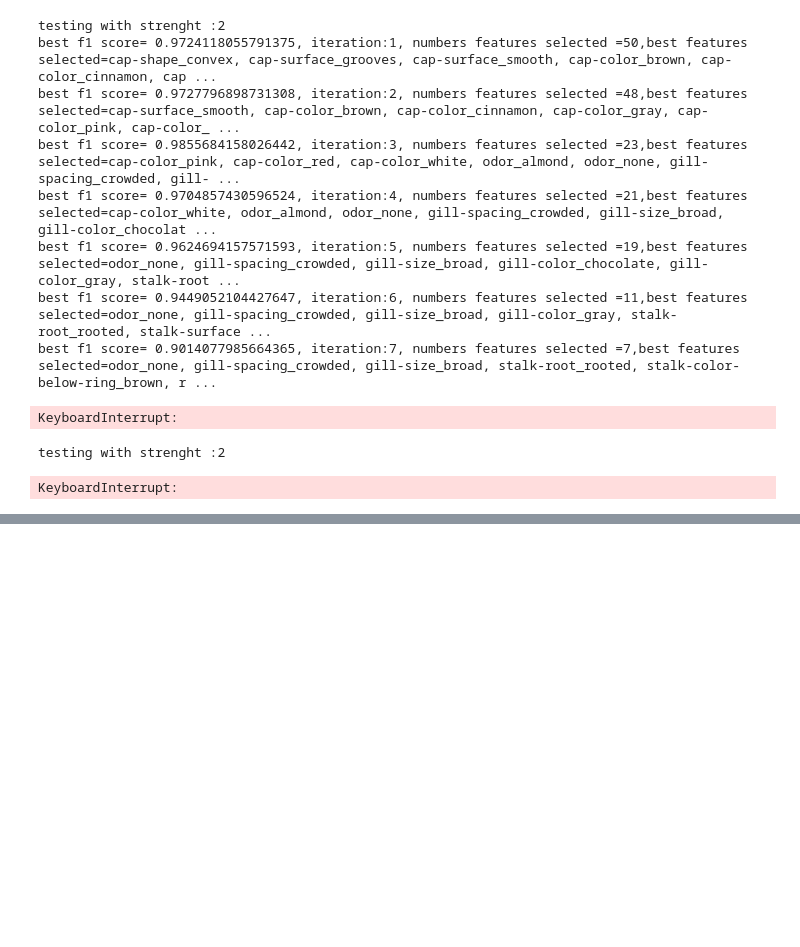
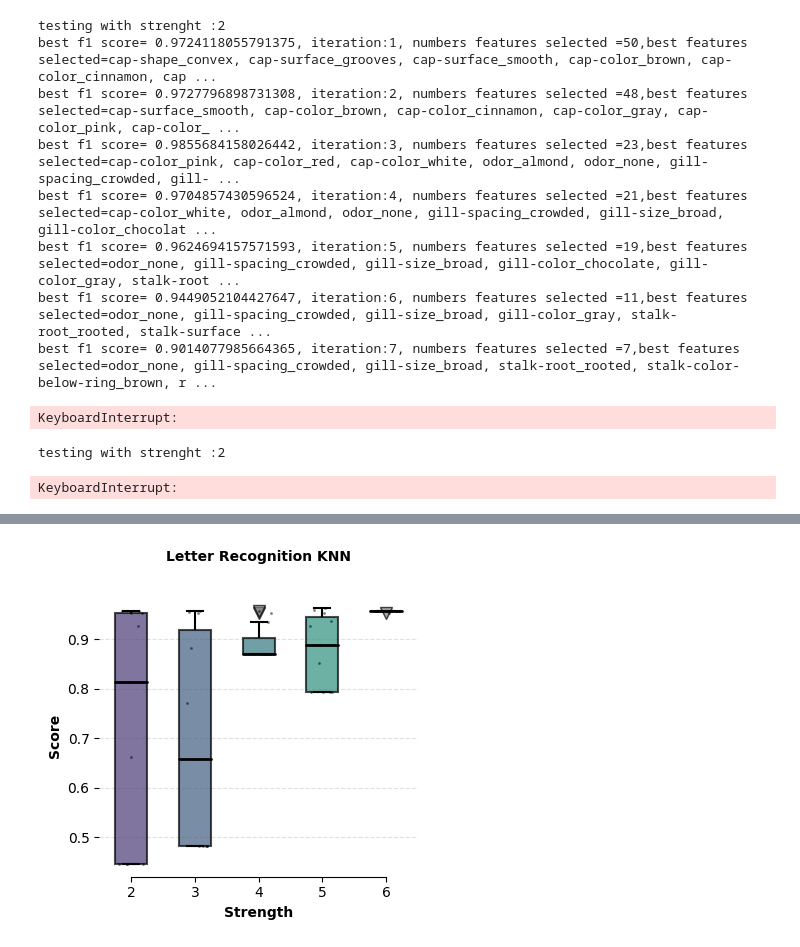
Before and after one commit to mikefixer/icafs, a Jupyter notebook: notebookes/icafs.ipynb, the cells around one changed output, grey strips where cells are left out. Saved outputs shown, nothing was run; the diff lists cells and outputs as text; code cells hidden in the pictures; blank space fills up the shorter version.

```diff
--- a/notebookes/icafs.ipynb
+++ b/notebookes/icafs.ipynb
@@ -958,0 +1129,11 @@ KeyboardInterrupt:
+# %%
+from sklearn.ensemble import GradientBoostingClassifier
+from sklearn.naive_bayes import GaussianNB
+
+my_dict_knn_avolone = {}
+max_strength = 6
+for t in range(2,max_strength +1):
+    print(f"testing with strenght :{t}")
+    iterations ,feature,score = ICAFS(X_abolone,y_abolone,t,10,'KNeighborsClassifier(n_neighbors=3)',True)
+    float_scores = [x.item() for x in score]
+    my_dict_knn_avolone[t] = float_scores
@@ -958,0 +1160,29 @@ KeyboardInterrupt:
+# %%
+import pandas as pd
+
+# Define the column names based on the dataset's description on the UCI page
+column_names = [
+    'letter', 'x-box', 'y-box', 'width', 'height', 'onpix', 'x-bar',
+    'y-bar', 'x2bar', 'y2bar', 'xybar', 'x2ybr', 'xy2br', 'x-ege',
+    'xegvy', 'y-ege', 'yegvx'
+]
+
+# Provide the direct URL to the dataset
+url = 'https://archive.ics.uci.edu/ml/machine-learning-databases/letter-recognition/letter-recognition.data'
+
+# Load the dataset using pandas
+letter_df = pd.read_csv(url, header=None, names=column_names)
+# %%
+
+unique_letter = letter_df['letter'].unique()
+letter_x = letter_df.iloc[:,1:]
+y_letter = letter_df.iloc[:,0:1].replace(to_replace=unique_letter, value =range(0,len(unique_letter)))
+X_letter = (letter_x-letter_x.min())/(letter_x.max()-letter_x.min())
+# %%
+my_dict_knn_letter= {}
+max_strength = 6
+for t in range(2,max_strength +1):
+    print(f"testing with strenght :{t}")
+    iterations ,feature,score = ICAFS(X_letter,y_letter,t,10,'KNeighborsClassifier(n_neighbors=3)',True)
+    float_scores = [x.item() for x in score]
+    my_dict_knn_letter[t] = float_scores
@@ -958,0 +1207,4 @@ KeyboardInterrupt:
+# %%
+plot_box_plot(my_dict_knn_letter,"Strength","Score","Letter Recognition KNN")
+# %% [output]
+[figure, added]
```
Also changed, not shown: parts of 18 cells of this notebook, 1 other file.
